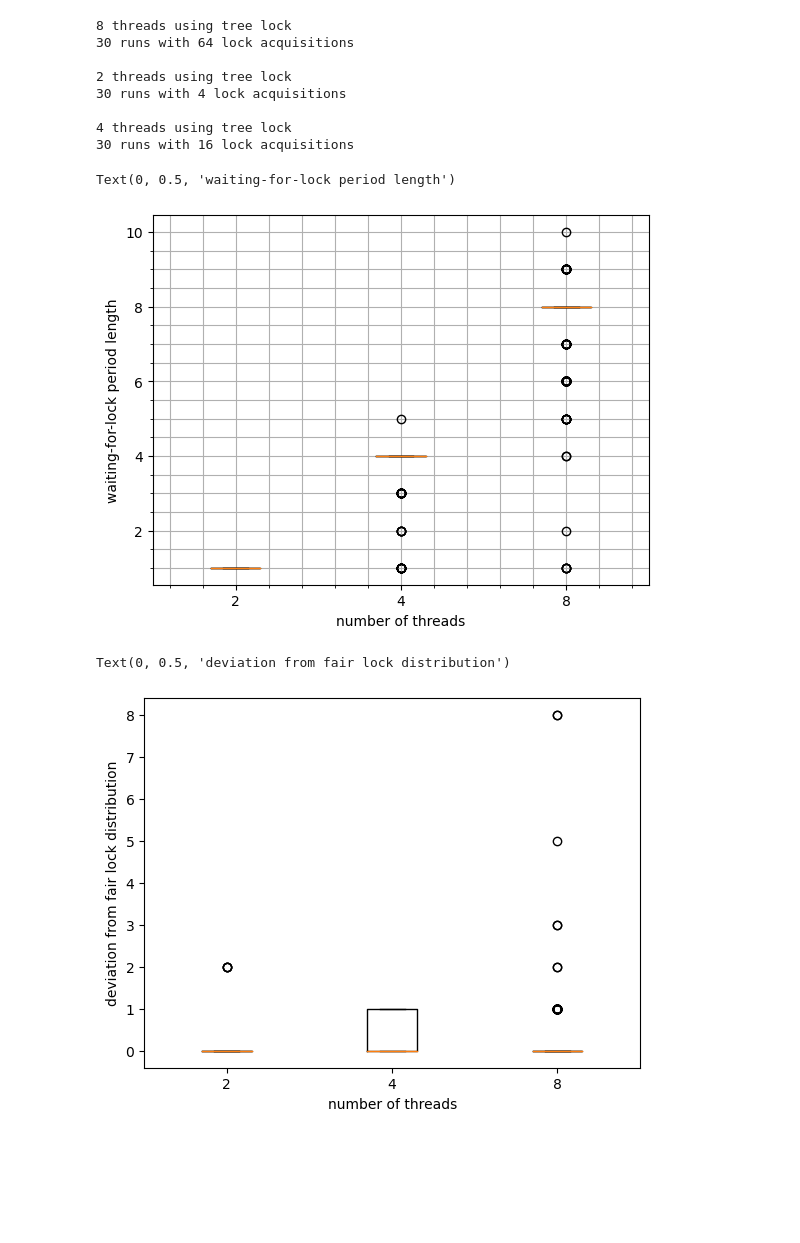
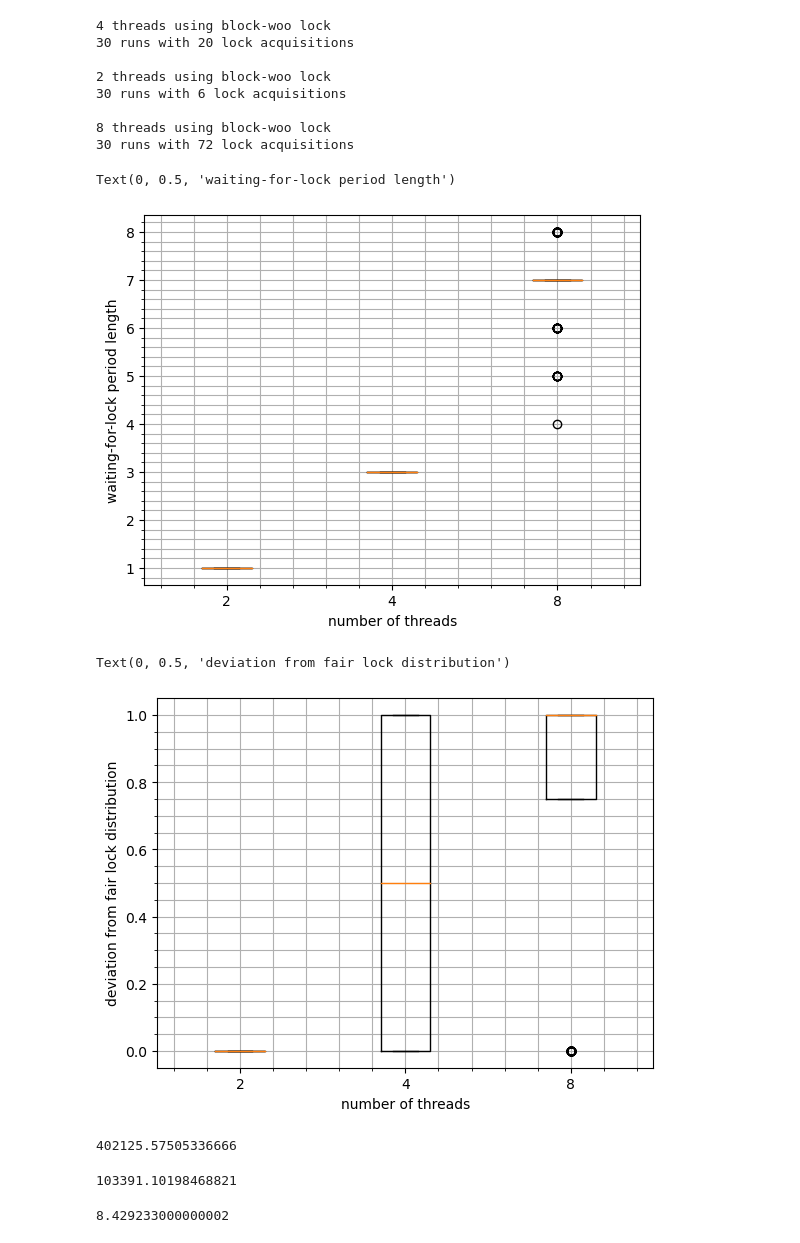
Before and after one commit to Spiegeldondi/amp, a Jupyter notebook: postpro.ipynb, the cells around one changed output. Saved outputs shown, nothing was run; the diff lists cells and outputs as text; code cells hidden in the pictures; blank space fills up the shorter version.

```diff
--- a/postpro.ipynb
+++ b/postpro.ipynb
@@ -15,8 +15,9 @@ def compute_distances_single_run(run, tid, n_threads):
     """
     indices = np.where(run == tid)[0] # np.where() returns a tuple
     if len(indices) > 0 and indices[0] > n_threads:
-        np.insert(indices,0,tid)
-    return np.diff(indices).tolist()
+        np.insert(indices, 0, tid)
+    differences = np.diff(indices) - 1
+    return differences.tolist()
 # %%
 def count_frequencies_singe_run(run, tid):
     count = np.count_nonzero(run == tid)
@@ -40,7 +41,7 @@ data_src = glob.glob(cwd + "/output/out_*")
 file_names = [file_name.split('/')[-1] for file_name in data_src]
 
 # Assign lock name to number according to convention
-lock_dict = {1: 'omp', 2: 'filter', 3: 'tree', 4: 'block-woo'}
+lock_dict = {1: 'omp', 2: 'filter', 3: 'block-woo', 4: 'tree'}
 
 freq_dict = {}
 gaps_dict = {}
@@ -66,14 +67,14 @@ for file in file_names:
     freq_dict[n_threads] = frequencies
     gaps_dict[n_threads] = gaps
 # %% [output]
-8 threads using tree lock
-30 runs with 64 lock acquisitions
+4 threads using block-woo lock
+30 runs with 20 lock acquisitions
 
-2 threads using tree lock
-30 runs with 4 lock acquisitions
+2 threads using block-woo lock
+30 runs with 6 lock acquisitions
 
-4 threads using tree lock
-30 runs with 16 lock acquisitions
+8 threads using block-woo lock
+30 runs with 72 lock acquisitions
 # %%
 gaps_dict = dict(sorted(gaps_dict.items()))
 
@@ -86,15 +87,17 @@ ax.set_xlabel("number of threads")
 ax.set_ylabel("waiting-for-lock period length")
 # %% [output]
 Text(0, 0.5, 'waiting-for-lock period length')
-[figure, old version]
+[figure, new version]
 # %%
 freq_dict = dict(sorted(freq_dict.items()))
 
 fig, ax = plt.subplots()
 ax.boxplot(freq_dict.values())
+ax.minorticks_on()
+ax.grid(which="both")
 ax.set_xticklabels(gaps_dict.keys())
 ax.set_xlabel("number of threads")
 ax.set_ylabel("deviation from fair lock distribution")
 # %% [output]
 Text(0, 0.5, 'deviation from fair lock distribution')
-[figure, old version]
+[figure, new version]
@@ -100,0 +108,8 @@ Text(0, 0.5, 'deviation from fair lock distribution')
+# %%
+data.mean()
+# %% [output]
+402125.57505336666
+# %%
+data.std()
+# %% [output]
+103391.10198468821
@@ -100,0 +120,4 @@ Text(0, 0.5, 'deviation from fair lock distribution')
+# %%
+data.mean()
+# %% [output]
+8.429233000000002
```
Also changed, not shown: parts of 3 cells of this notebook, 14 other files.
